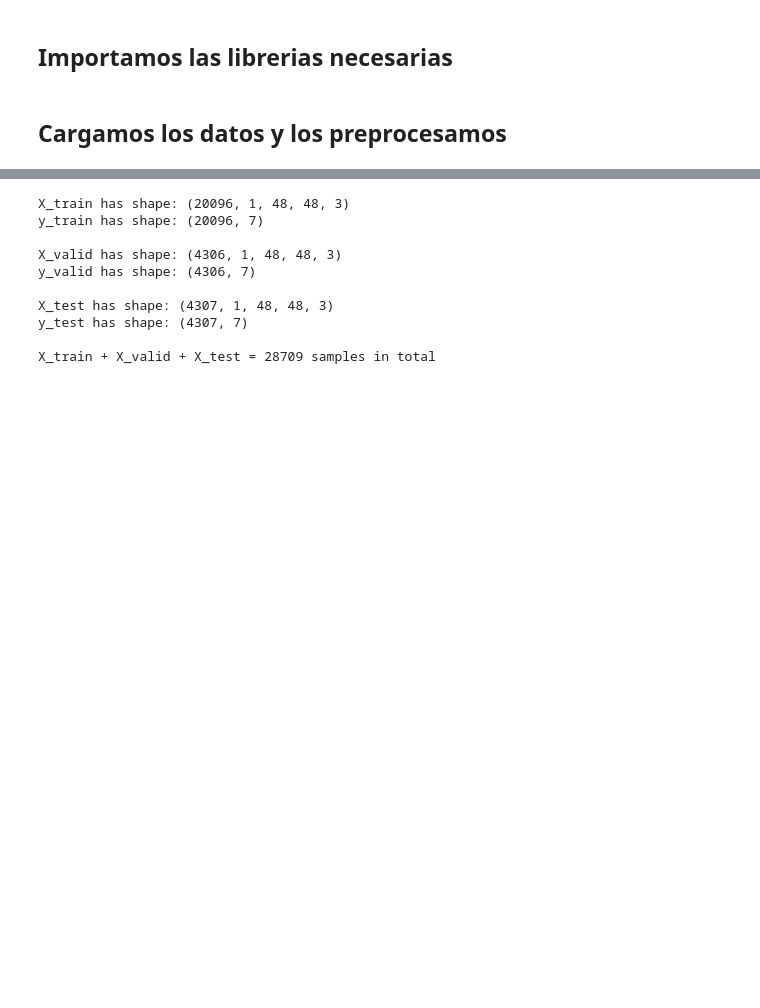
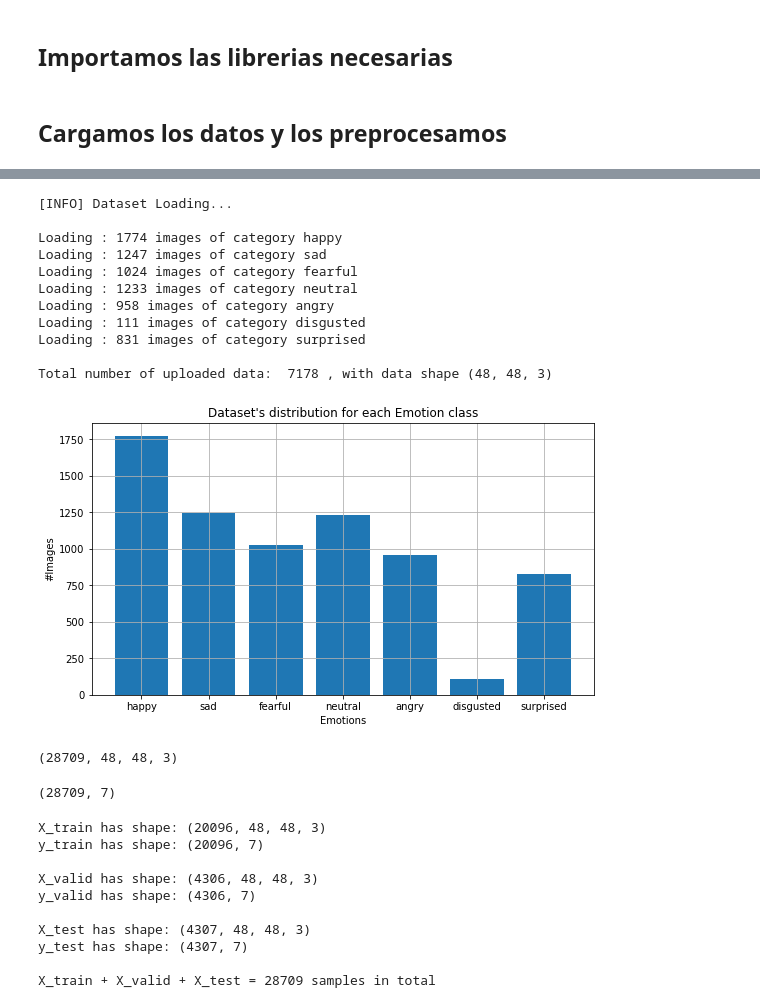
Before and after one commit to lolognz/FaceEmotionRecognitionForSpeakers, a Jupyter notebook: FaceEmotionRecognition for speakers.ipynb, the cells around one changed output, grey strips where cells are left out. Drawn from its saved outputs; the diff is of its cells as text; code cells hidden in the pictures; blank space fills up the shorter version.

```diff
--- a/FaceEmotionRecognition for speakers.ipynb
+++ b/FaceEmotionRecognition for speakers.ipynb
@@ -56,25 +61,28 @@ def load_data(data_path):
         labels (numpy.ndarray): The labels of each image
     """
 
-    subfolders_ck = os.listdir(data_path)
+    subfolders = os.listdir(data_path)
     #Avoid problems with DS_Store file on MacOS
-    if '.DS_Store' in subfolders_ck:
-        subfolders_ck.remove('.DS_Store')
+    if '.DS_Store' in subfolders:
+        subfolders.remove('.DS_Store')
 
     print("[INFO] Dataset Loading...\n")
 
     img_data_list=[]
     labels_list = []
     num_images_per_class = []
+    width = 48
+    eigth = 48
+    dsize = (width, eigth)
 
-    for category in subfolders_ck:
+    for category in subfolders:
         img_list=os.listdir(data_path +'/'+ category)
 
         print('Loading :', len(img_list), 'images of category', category)
         for img in img_list:
             # Load an image from this path
             pixels=cv2.imread(data_path + '/'+ category + '/'+ img )
-            face_array=cv2.resize(pixels, None, fx=1, fy=1,interpolation = cv2.INTER_CUBIC)
+            face_array=cv2.resize(pixels, dsize, fx=1, fy=1,interpolation = cv2.INTER_CUBIC)
 
             img_data_list.append(face_array)
             labels_list.append(category)
@@ -85,9 +93,9 @@ def load_data(data_path):
     labels = le.fit_transform(labels_list)
     labels = to_categorical(labels, 7)
 
-    data_visualization(subfolders_ck, num_images_per_class)
+    data_visualization(subfolders, num_images_per_class)
 
-    data = np.array([[x] for x in img_data_list])
+    data = np.array(img_data_list)
     # Dataset Summary
     print("\nTotal number of uploaded data: ", data.shape[0],
           ", with data shape", (data.shape[1],data.shape[2],data.shape[3]))
@@ -112,6 +120,30 @@ Total number of uploaded data:  28709 , with data shape (1, 48, 48)
+# %%
+test_path = "FER_Dataset/test"
+test_data, test_labels = load_data(test_path)
+# %% [output]
+[INFO] Dataset Loading...
+
+Loading : 1774 images of category happy
+Loading : 1247 images of category sad
+Loading : 1024 images of category fearful
+Loading : 1233 images of category neutral
+Loading : 958 images of category angry
+Loading : 111 images of category disgusted
+Loading : 831 images of category surprised
+
+Total number of uploaded data:  7178 , with data shape (48, 48, 3)
+[figure, added]
+# %%
+train_data.shape
+# %% [output]
+(28709, 48, 48, 3)
+# %%
+train_labels.shape
+# %% [output]
+(28709, 7)
 # %%
 # Split the dataset into two subsets (70%-30%). The first one will be used for training.
-X_train, X_test, y_train, y_test = train_test_split(data, labels, test_size=0.3, shuffle=True, random_state=3)
+X_train, X_test, y_train, y_test = train_test_split(train_data, train_labels, test_size=0.3, shuffle=True, random_state=3)
 
 print(f"X_train has shape: {X_train.shape}")
 print(f"y_train has shape: {y_train.shape}\n")
@@ -127,13 +159,13 @@ print(f"y_test has shape: {y_test.shape}\n")
 
 print(f"X_train + X_valid + X_test = {X_train.shape[0] + X_valid.shape[0] + X_test.shape[0]} samples in total")
 # %% [output]
-X_train has shape: (20096, 1, 48, 48, 3)
+X_train has shape: (20096, 48, 48, 3)
 y_train has shape: (20096, 7)
 
-X_valid has shape: (4306, 1, 48, 48, 3)
+X_valid has shape: (4306, 48, 48, 3)
 y_valid has shape: (4306, 7)
 
-X_test has shape: (4307, 1, 48, 48, 3)
+X_test has shape: (4307, 48, 48, 3)
 y_test has shape: (4307, 7)
 
 X_train + X_valid + X_test = 28709 samples in total
```
Also changed, not shown: parts of 7 cells of this notebook.
